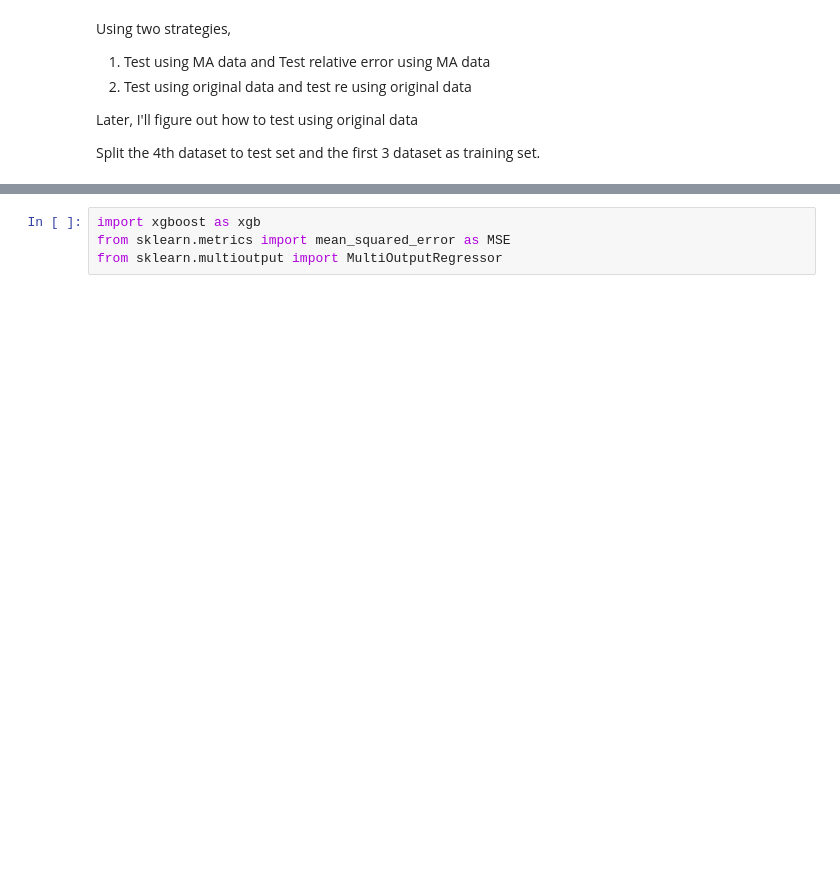
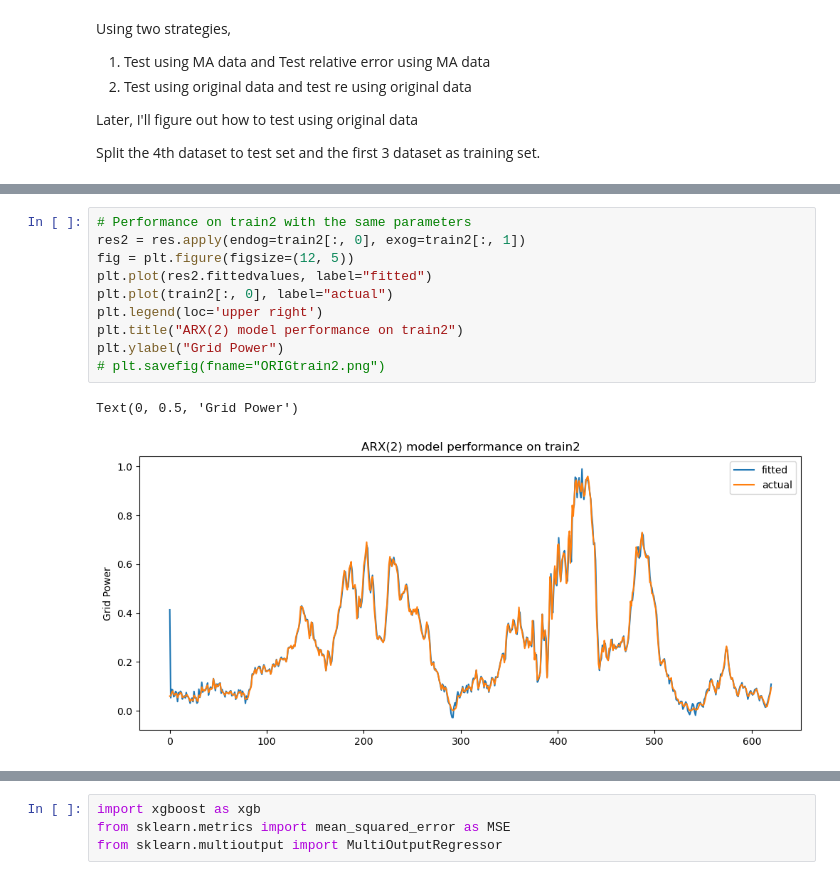
Before and after one commit to Toby-X/BDAI, a Jupyter notebook: Project/project.ipynb, the cells around one changed output, grey strips where cells are left out. Drawn from its saved outputs; the diff is of its cells as text; blank space fills up the shorter version.

```diff
--- a/Project/project.ipynb
+++ b/Project/project.ipynb
@@ -469,0 +462,13 @@ print(sum(idx)/60)
+# %%
+# Performance on train2 with the same parameters
+res2 = res.apply(endog=train2[:, 0], exog=train2[:, 1])
+fig = plt.figure(figsize=(12, 5))
+plt.plot(res2.fittedvalues, label="fitted")
+plt.plot(train2[:, 0], label="actual")
+plt.legend(loc='upper right')
+plt.title("ARX(2) model performance on train2")
+plt.ylabel("Grid Power")
+# plt.savefig(fname="ORIGtrain2.png")
+# %% [output]
+Text(0, 0.5, 'Grid Power')
+[figure, added]
```
Also changed, not shown: parts of 51 cells of this notebook, 3 other files.
